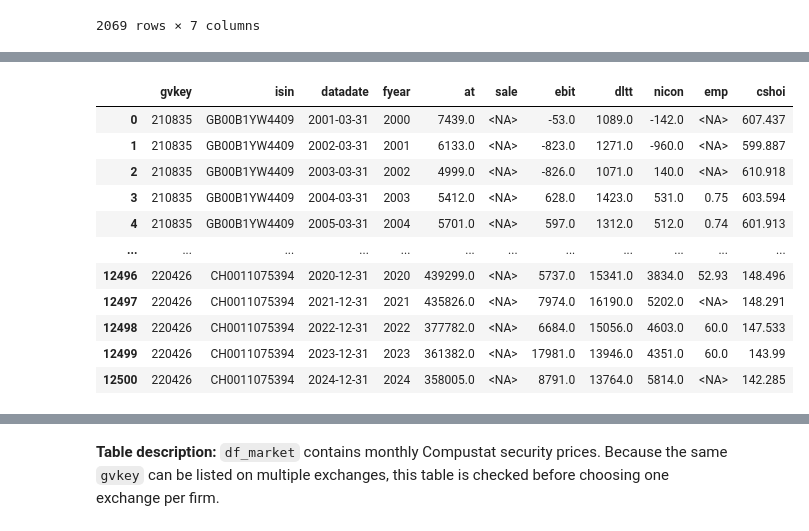
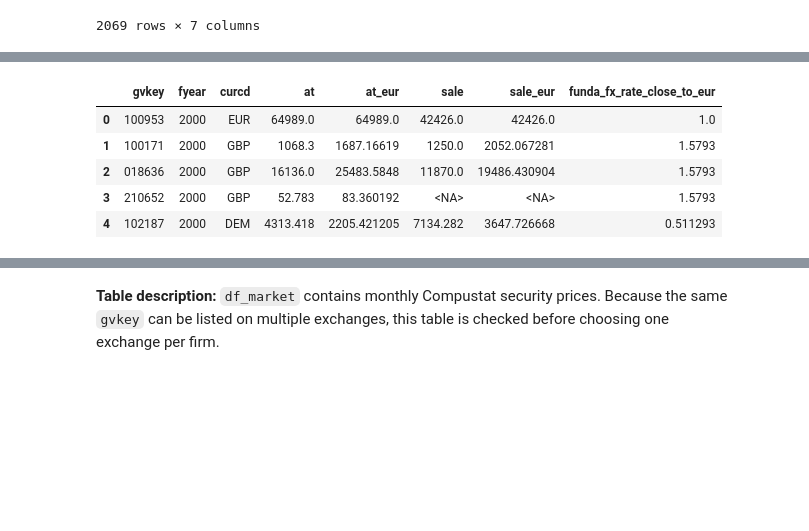
Before and after one commit to rizkyakbar-tud/DAI, a Jupyter notebook: mission/proposals_st26/mission_proposal_Akbar-Zduńczyk_progress.ipynb, the cells around one changed output, grey strips where cells are left out. Saved outputs shown, nothing was run; the diff lists cells and outputs as text; code cells hidden in the pictures; blank space fills up the shorter version.

```diff
--- a/mission/proposals_st26/mission_proposal_Akbar-Zduńczyk_progress.ipynb
+++ b/mission/proposals_st26/mission_proposal_Akbar-Zduńczyk_progress.ipynb
@@ -287,6 +449,6 @@ Next, we read the STOXX 600 constituent file. The file contains 600 firms and in
 # %%
 # Read STOXX Europe 600 constituents
-df_sxxp = pd.read_csv(STOXX_FILE, sep=";")
+df_sxxp = pd.read_csv(STOXX_FILE, sep=";", usecols=["ISIN"])
 
 df_sxxp["ISIN"] = (
     df_sxxp["ISIN"]
@@ -513,10 +801,10 @@ def fetch_boardex_remuneration():
         directorid_chunk = tuple(directorid_list[i:i + chunk_size])
         temp = wrds_conn.raw_sql("""
             SELECT
-                boardname, boardid, directorname, directorid, rolename, rolestatus,
+                boardname, boardid, directorname, directorid, rolename,
                 annualreportdate, currency, salary, bonus, totalcompensation,
                 valtoteqheld, valltipheld, valeqaward, ltipvalue, toteqatrisk,
-                totremperiod, totaldirectcomp, perftotal
+                totaldirectcomp, perftotal
             FROM boardex.eur_dir_standard_remun
             WHERE directorid IN %(directorids)s
             ORDER BY boardname, directorname, annualreportdate
@@ -527,7 +815,7 @@ def fetch_boardex_remuneration():
 
 
 df_remun = load_or_fetch(
-    "boardex_remuneration_stoxx600",
+    "boardex_remuneration_stoxx600_analysis_cols_v1",
     fetch_boardex_remuneration,
     refresh=REFRESH_WRDS_CACHE,
 )
@@ -607,15 +927,13 @@ def fetch_compustat_fundamentals():
     for i in range(0, len(isin_list), chunk_size):
         isin_chunk = tuple(isin_list[i:i + chunk_size])
         temp = wrds_conn.raw_sql("""
-            SELECT  gvkey, isin, conm, fyear, datadate, loc, fic, curcd,
-                    at, sale, emp, dltt, dlc, che, act, lct, wcap,
-                    capx, xrd, aqc, nicon, ib, ceq, seq,
-                    oiadp, oibdp, ebit, ebitda,
-                    sich, naicsh, indfmt, exchg, cshoi
+            SELECT
+                gvkey, isin, fyear, datadate, curcd,
+                at, sale, ebit, dltt, nicon, emp, cshoi
             FROM comp_global_daily.g_funda
             WHERE isin IN %(isins)s
               AND fyear BETWEEN 2000 AND 2024
-            ORDER BY conm, fyear, datadate
+            ORDER BY isin, fyear, datadate
         """, params={"isins": isin_chunk})
         chunks.append(temp)
 
@@ -623,7 +941,7 @@ def fetch_compustat_fundamentals():
 
 
 df_firm = load_or_fetch(
-    "compustat_fundamentals_stoxx600_2000_2024",
+    "compustat_fundamentals_stoxx600_2000_2024_analysis_cols_v1",
     fetch_compustat_fundamentals,
     refresh=REFRESH_WRDS_CACHE,
 )
@@ -1376,9 +1963,47 @@ Annual fundamentals do not contain the monthly security price needed to construc
 # %%
 # Retain the annual fundamentals needed for the final analysis panel.
 fundamental_cols = [
-    "gvkey", "isin", "datadate", "fyear", "at", "sale",
+    "gvkey", "isin", "datadate", "fyear", "curcd", "at", "sale",
     "ebit", "dltt", "nicon", "emp", "cshoi",
 ]
 df_firm = df_firm[fundamental_cols].copy()
-df_firm
+df_firm["datadate"] = pd.to_datetime(df_firm["datadate"], errors="coerce")
+df_firm["fx_year"] = df_firm["datadate"].dt.year
+
+# Annual-average EUR rate for income-statement flow variables.
+df_firm = (
+    df_firm
+    .drop(columns=["fromcurd", "funda_fx_rate_avg_to_eur"], errors="ignore")
+    .merge(
+        fx_annual_average.rename(columns={
+            "fx_rate_avg_to_eur": "funda_fx_rate_avg_to_eur"
+        }),
+        left_on=["curcd", "fx_year"],
+        right_on=["fromcurd", "fx_year"],
+        how="left",
+        validate="many_to_one",
+    )
+    .drop(columns="fromcurd")
+)
+
+# Period-end EUR rate for balance-sheet stock variables.
+df_firm = attach_daily_eur_rate(
+    df_firm.drop(columns=["fx_date", "funda_fx_rate_close_to_eur"], errors="ignore"),
+    date_col="datadate",
+    currency_col="curcd",
+    rate_col="funda_fx_rate_close_to_eur",
+)
+
+for col in ["sale", "ebit", "nicon"]:
+    df_firm[f"{col}_eur"] = df_firm[col] * df_firm["funda_fx_rate_avg_to_eur"]
+for col in ["at", "dltt"]:
+    df_firm[f"{col}_eur"] = df_firm[col] * df_firm["funda_fx_rate_close_to_eur"]
+
+print(f"Fundamental rows: {len(df_firm):,}")
+print(f"Missing annual-average FX rates: {df_firm['funda_fx_rate_avg_to_eur'].isna().sum():,}")
+print(f"Missing period-end FX rates: {df_firm['funda_fx_rate_close_to_eur'].isna().sum():,}")
+df_firm[[
+    "gvkey", "fyear", "curcd", "at", "at_eur",
+    "sale", "sale_eur", "funda_fx_rate_close_to_eur",
+]].head()
 # %% [output]
@@ -1385,12 +2013,6 @@ df_firm
-|  | gvkey | isin | datadate | fyear | at | sale | ebit | dltt | nicon | emp | cshoi |
-| 0 | 210835 | GB00B1YW4409 | 2001-03-31 | 2000 | 7439.0 | <NA> | -53.0 | 1089.0 | -142.0 | <NA> | 607.437 |
-| 1 | 210835 | GB00B1YW4409 | 2002-03-31 | 2001 | 6133.0 | <NA> | -823.0 | 1271.0 | -960.0 | <NA> | 599.887 |
-| 2 | 210835 | GB00B1YW4409 | 2003-03-31 | 2002 | 4999.0 | <NA> | -826.0 | 1071.0 | 140.0 | <NA> | 610.918 |
-| 3 | 210835 | GB00B1YW4409 | 2004-03-31 | 2003 | 5412.0 | <NA> | 628.0 | 1423.0 | 531.0 | 0.75 | 603.594 |
-| 4 | 210835 | GB00B1YW4409 | 2005-03-31 | 2004 | 5701.0 | <NA> | 597.0 | 1312.0 | 512.0 | 0.74 | 601.913 |
-| ... | ... | ... | ... | ... | ... | ... | ... | ... | ... | ... | ... |
-| 12496 | 220426 | CH0011075394 | 2020-12-31 | 2020 | 439299.0 | <NA> | 5737.0 | 15341.0 | 3834.0 | 52.93 | 148.496 |
-| 12497 | 220426 | CH0011075394 | 2021-12-31 | 2021 | 435826.0 | <NA> | 7974.0 | 16190.0 | 5202.0 | <NA> | 148.291 |
-| 12498 | 220426 | CH0011075394 | 2022-12-31 | 2022 | 377782.0 | <NA> | 6684.0 | 15056.0 | 4603.0 | 60.0 | 147.533 |
-| 12499 | 220426 | CH0011075394 | 2023-12-31 | 2023 | 361382.0 | <NA> | 17981.0 | 13946.0 | 4351.0 | 60.0 | 143.99 |
-| 12500 | 220426 | CH0011075394 | 2024-12-31 | 2024 | 358005.0 | <NA> | 8791.0 | 13764.0 | 5814.0 | <NA> | 142.285 |
+|  | gvkey | fyear | curcd | at | at_eur | sale | sale_eur | funda_fx_rate_close_to_eur |
+| 0 | 100953 | 2000 | EUR | 64989.0 | 64989.0 | 42426.0 | 42426.0 | 1.0 |
+| 1 | 100171 | 2000 | GBP | 1068.3 | 1687.16619 | 1250.0 | 2052.067281 | 1.5793 |
+| 2 | 018636 | 2000 | GBP | 16136.0 | 25483.5848 | 11870.0 | 19486.430904 | 1.5793 |
+| 3 | 210652 | 2000 | GBP | 52.783 | 83.360192 | <NA> | <NA> | 1.5793 |
+| 4 | 102187 | 2000 | DEM | 4313.418 | 2205.421205 | 7134.282 | 3647.726668 | 0.511293 |
```
Also changed, not shown: parts of 117 cells of this notebook.
